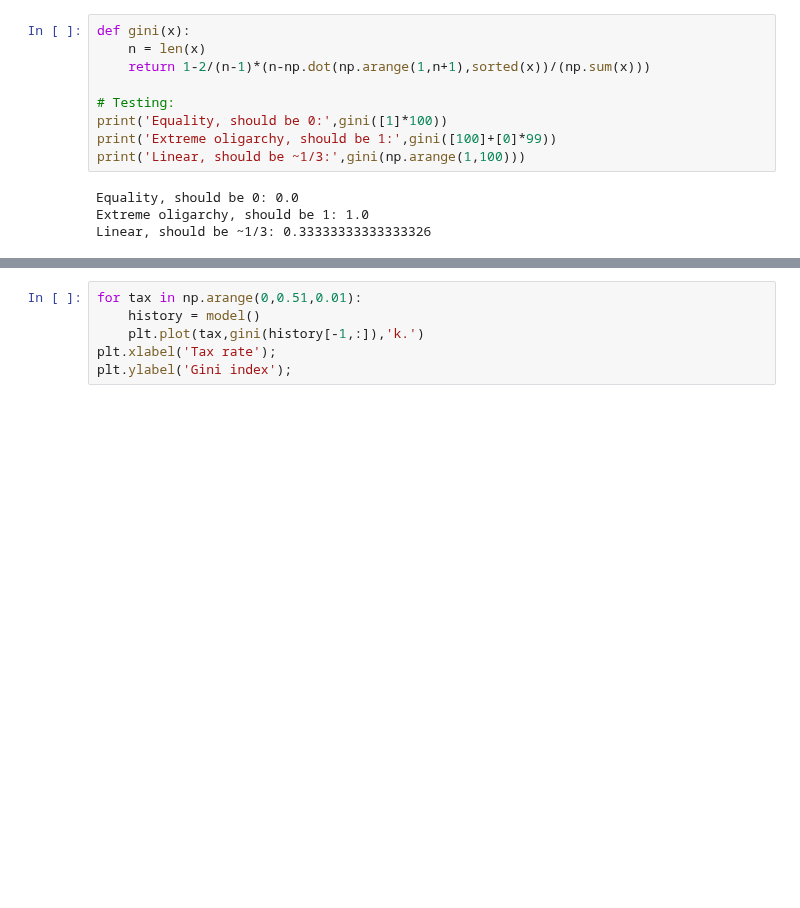
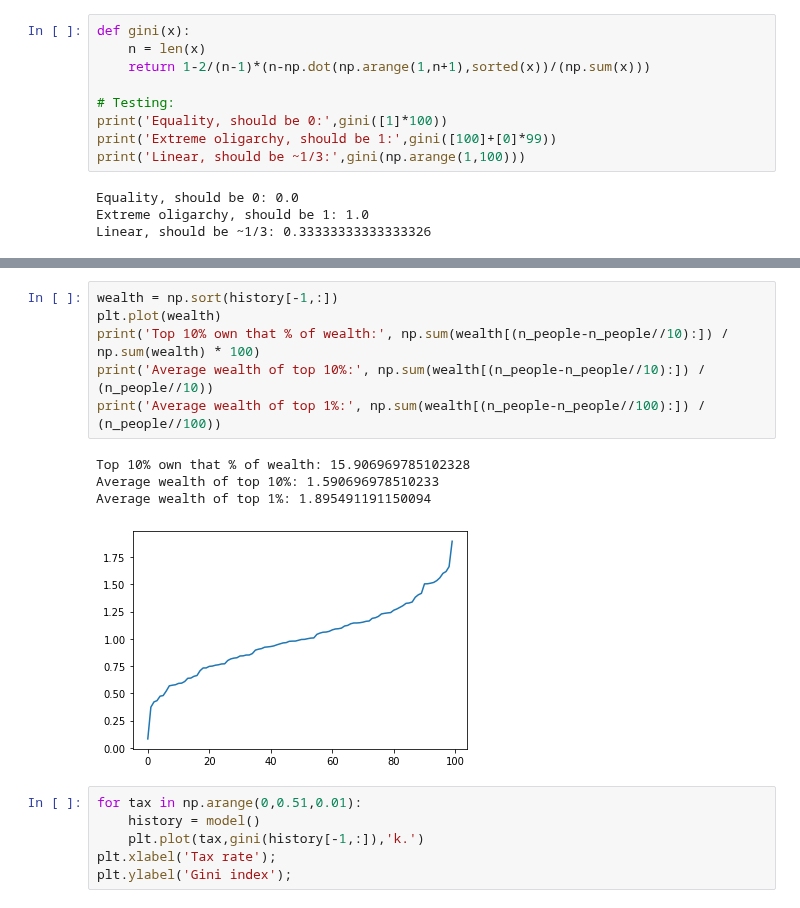
Before and after one commit to khakhalin/Sketches, a Jupyter notebook: dynamic_systems/random_exchange.ipynb, the cells around one changed output, grey strips where cells are left out. Drawn from its saved outputs; the diff is of its cells as text; blank space fills up the shorter version.

```diff
--- a/dynamic_systems/random_exchange.ipynb
+++ b/dynamic_systems/random_exchange.ipynb
@@ -84,3 +148,14 @@ plt.xlabel('Time');
+# %%
+wealth = np.sort(history[-1,:])
+plt.plot(wealth)
+print('Top 10% own that % of wealth:', np.sum(wealth[(n_people-n_people//10):]) / np.sum(wealth) * 100)
+print('Average wealth of top 10%:', np.sum(wealth[(n_people-n_people//10):]) / (n_people//10))
+print('Average wealth of top 1%:', np.sum(wealth[(n_people-n_people//100):]) / (n_people//100))
+# %% [output]
+Top 10% own that % of wealth: 15.906969785102328
+Average wealth of top 10%: 1.590696978510233
+Average wealth of top 1%: 1.895491191150094
+[figure, added]
 # %%
 for tax in np.arange(0,0.51,0.01):
     history = model()
```
Also changed, not shown: parts of 4 cells of this notebook, 1 other file.
